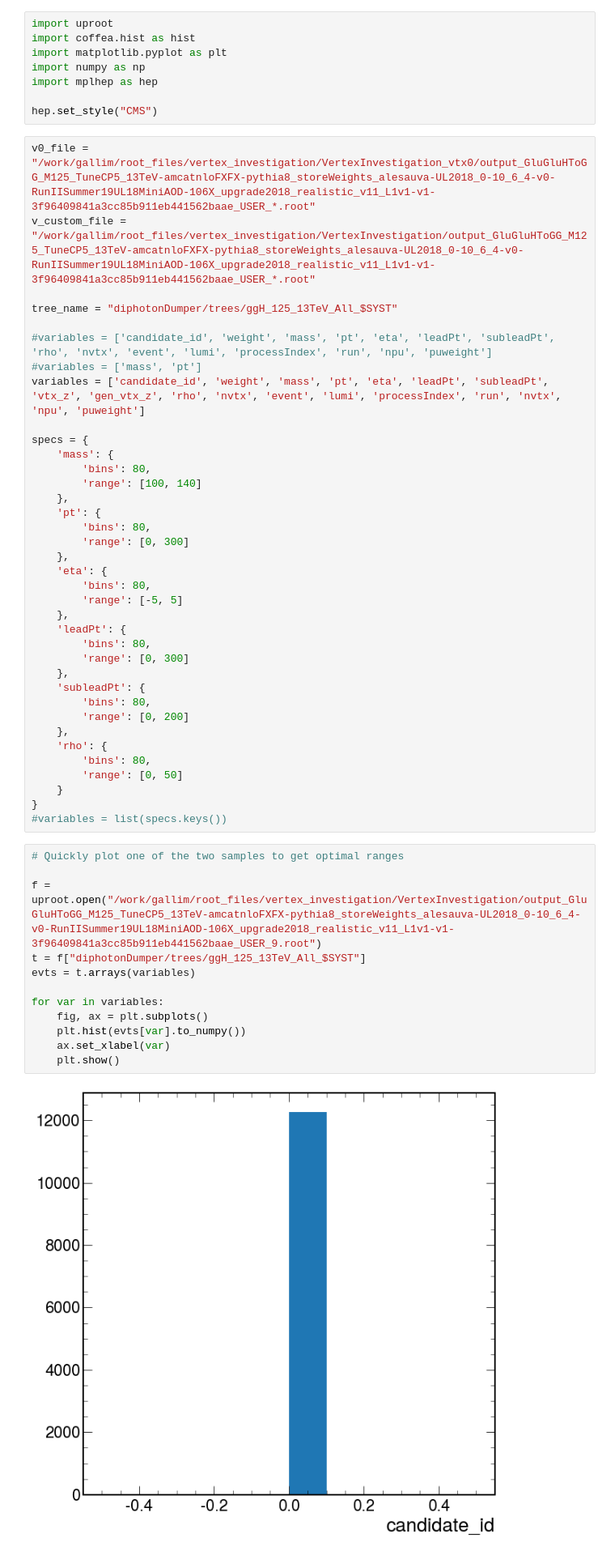
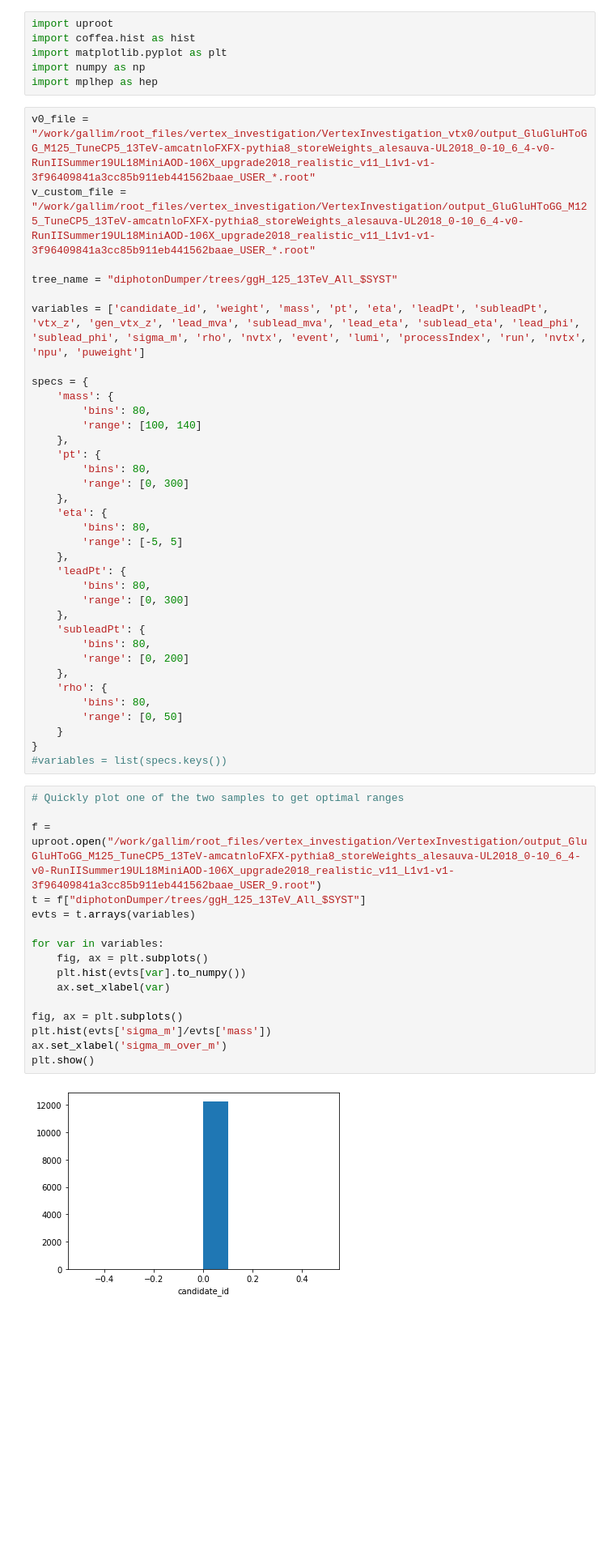
Before and after one commit to maxgalli/UsefulHEPScripts, a Jupyter notebook: vertex_investigation/vertex_plots.ipynb, the cells around one changed output. Shown at 81% size. Saved outputs shown, nothing was run; the diff lists cells and outputs as text; blank space fills up the shorter version.

```diff
--- a/vertex_investigation/vertex_plots.ipynb
+++ b/vertex_investigation/vertex_plots.ipynb
@@ -4,17 +4,13 @@ import coffea.hist as hist
 import matplotlib.pyplot as plt
 import numpy as np
 import mplhep as hep
-
-hep.set_style("CMS")
 # %%
 v0_file = "/work/gallim/root_files/vertex_investigation/VertexInvestigation_vtx0/output_GluGluHToGG_M125_TuneCP5_13TeV-amcatnloFXFX-pythia8_storeWeights_alesauva-UL2018_0-10_6_4-v0-RunIISummer19UL18MiniAOD-106X_upgrade2018_realistic_v11_L1v1-v1-3f96409841a3cc85b911eb441562baae_USER_*.root"
 v_custom_file = "/work/gallim/root_files/vertex_investigation/VertexInvestigation/output_GluGluHToGG_M125_TuneCP5_13TeV-amcatnloFXFX-pythia8_storeWeights_alesauva-UL2018_0-10_6_4-v0-RunIISummer19UL18MiniAOD-106X_upgrade2018_realistic_v11_L1v1-v1-3f96409841a3cc85b911eb441562baae_USER_*.root"
 
 tree_name = "diphotonDumper/trees/ggH_125_13TeV_All_$SYST"
 
-#variables = ['candidate_id', 'weight', 'mass', 'pt', 'eta', 'leadPt', 'subleadPt', 'rho', 'nvtx', 'event', 'lumi', 'processIndex', 'run', 'npu', 'puweight']
-#variables = ['mass', 'pt']
-variables = ['candidate_id', 'weight', 'mass', 'pt', 'eta', 'leadPt', 'subleadPt', 'vtx_z', 'gen_vtx_z', 'rho', 'nvtx', 'event', 'lumi', 'processIndex', 'run', 'nvtx', 'npu', 'puweight']
+variables = ['candidate_id', 'weight', 'mass', 'pt', 'eta', 'leadPt', 'subleadPt', 'vtx_z', 'gen_vtx_z', 'lead_mva', 'sublead_mva', 'lead_eta', 'sublead_eta', 'lead_phi', 'sublead_phi', 'sigma_m', 'rho', 'nvtx', 'event', 'lumi', 'processIndex', 'run', 'nvtx', 'npu', 'puweight']
 
 specs = {
     'mass': {
@@ -46,14 +42,18 @@ specs = {
 # %%
 # Quickly plot one of the two samples to get optimal ranges
 
 f = uproot.open("/work/gallim/root_files/vertex_investigation/VertexInvestigation/output_GluGluHToGG_M125_TuneCP5_13TeV-amcatnloFXFX-pythia8_storeWeights_alesauva-UL2018_0-10_6_4-v0-RunIISummer19UL18MiniAOD-106X_upgrade2018_realistic_v11_L1v1-v1-3f96409841a3cc85b911eb441562baae_USER_9.root")
 t = f["diphotonDumper/trees/ggH_125_13TeV_All_$SYST"]
 evts = t.arrays(variables)
 
 for var in variables:
     fig, ax = plt.subplots()
     plt.hist(evts[var].to_numpy())
     ax.set_xlabel(var)
-    plt.show()
+
+fig, ax = plt.subplots()
+plt.hist(evts['sigma_m']/evts['mass'])
+ax.set_xlabel('sigma_m_over_m')
+plt.show()
 # %% [output]
-[figure, old version]
+[figure, new version]
```
Also changed, not shown: parts of 2 cells of this notebook, 9 other files.
